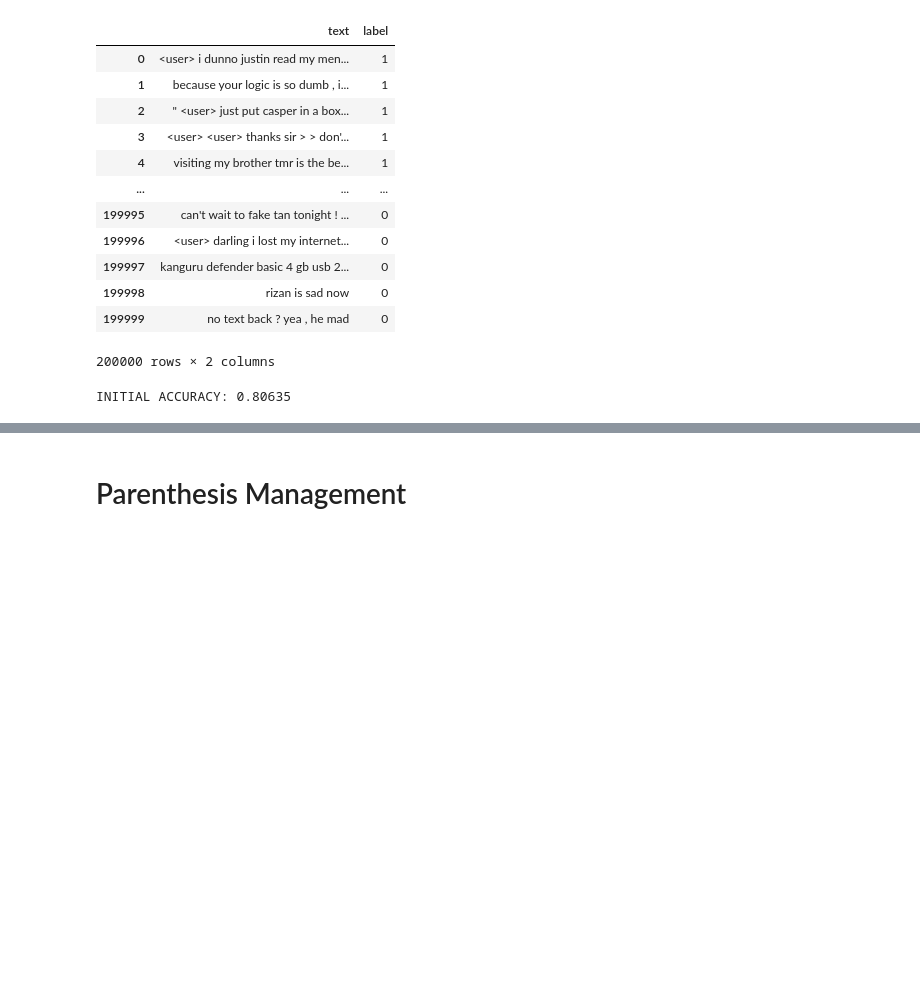
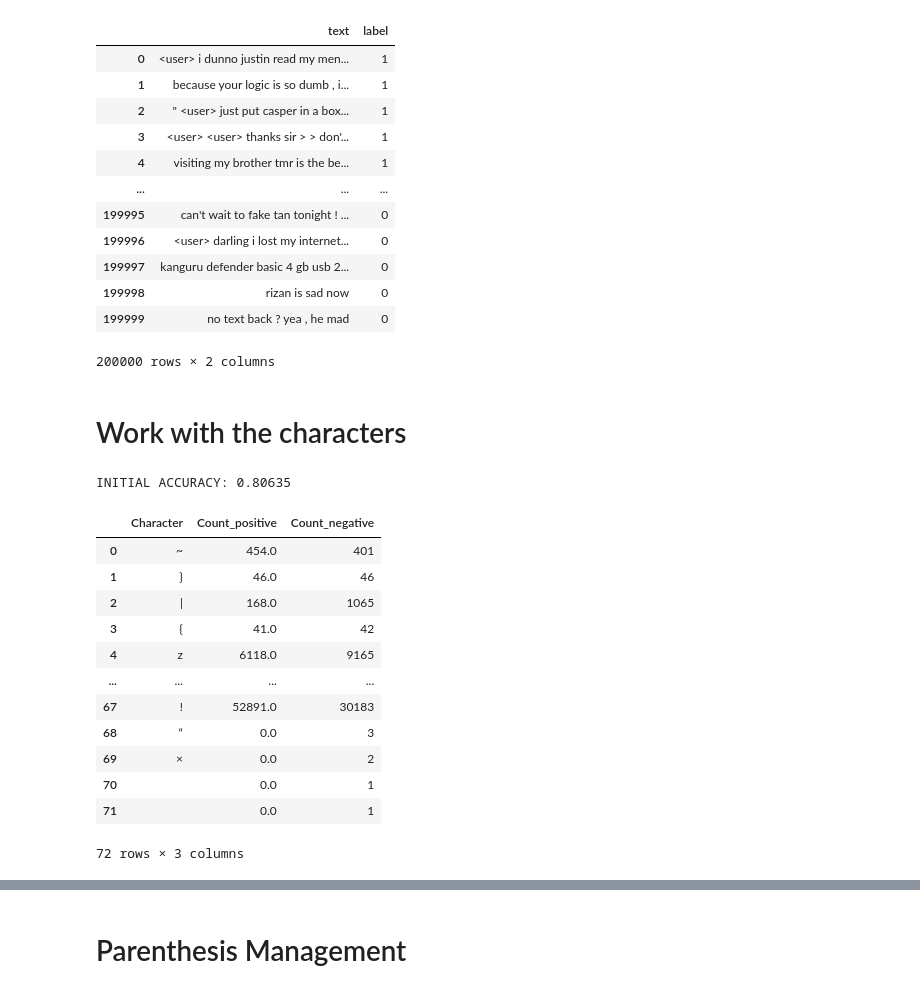
Before and after one commit to CS-433/ml-project-2-big-three, a Jupyter notebook: preprocessing.ipynb, the cells around one changed output, grey strips where cells are left out. Drawn from its saved outputs; the diff is of its cells as text; code cells hidden in the pictures; blank space fills up the shorter version.

```diff
--- a/preprocessing.ipynb
+++ b/preprocessing.ipynb
@@ -86,6 +58,8 @@ data_train
 | 199998 | rizan is sad now | 0 |
 | 199999 | no text back ? yea , he mad | 0 |
 200000 rows × 2 columns
+# %% [markdown]
+# Work with the characters
 # %%
 # Split the data into training and testing sets
 X_train, X_test, y_train, y_test = train_test_split(data_train['text'], data_train['label'], test_size=0.2, random_state=42)
@@ -109,3 +83,23 @@ accuracy = accuracy_score(y_test, y_pred)
 print("INITIAL ACCURACY:", accuracy)
 # %% [output]
 INITIAL ACCURACY: 0.80635
+# %%
+# Create a Counter object for positive labels
+positive_counter = Counter(''.join(data_train[data_train['label'] == 1]['text']))
+
+# Create a Counter object for negative labels
+negative_counter = Counter(''.join(data_train[data_train['label'] == 0]['text']))
+
+# Create a DataFrame from the positive Counter
+positive_df = pd.DataFrame.from_dict(positive_counter, orient='index').reset_index()
+positive_df.columns = ['Character', 'Count']
+positive_df.sort_values('Character', ascending=False, inplace=True)
+
+# Create a DataFrame from the negative Counter
+negative_df = pd.DataFrame.from_dict(negative_counter, orient='index').reset_index()
+negative_df.columns = ['Character', 'Count']
+negative_df.sort_values('Character', ascending=False, inplace=True)
+
+# Remove spaces and letters
+positive_df = positive_df[~positive_df['Character'].isin(list(' '))]
+negative_df = negative_df[~negative_df['Character'].isin(list(' '))]
@@ -111,0 +120,16 @@ INITIAL ACCURACY: 0.80635
+# %%
+merged_df
+# %% [output]
+|  | Character | Count_positive | Count_negative |
+| 0 | ~ | 454.0 | 401 |
+| 1 | } | 46.0 | 46 |
+| 2 | | | 168.0 | 1065 |
+| 3 | { | 41.0 | 42 |
+| 4 | z | 6118.0 | 9165 |
+| ... | ... | ... | ... |
+| 67 | ! | 52891.0 | 30183 |
+| 68 | “ | 0.0 | 3 |
+| 69 | × | 0.0 | 2 |
+| 70 |  | 0.0 | 1 |
+| 71 |  | 0.0 | 1 |
+72 rows × 3 columns
```
Also changed, not shown: parts of 26 cells of this notebook, 1 other file.
